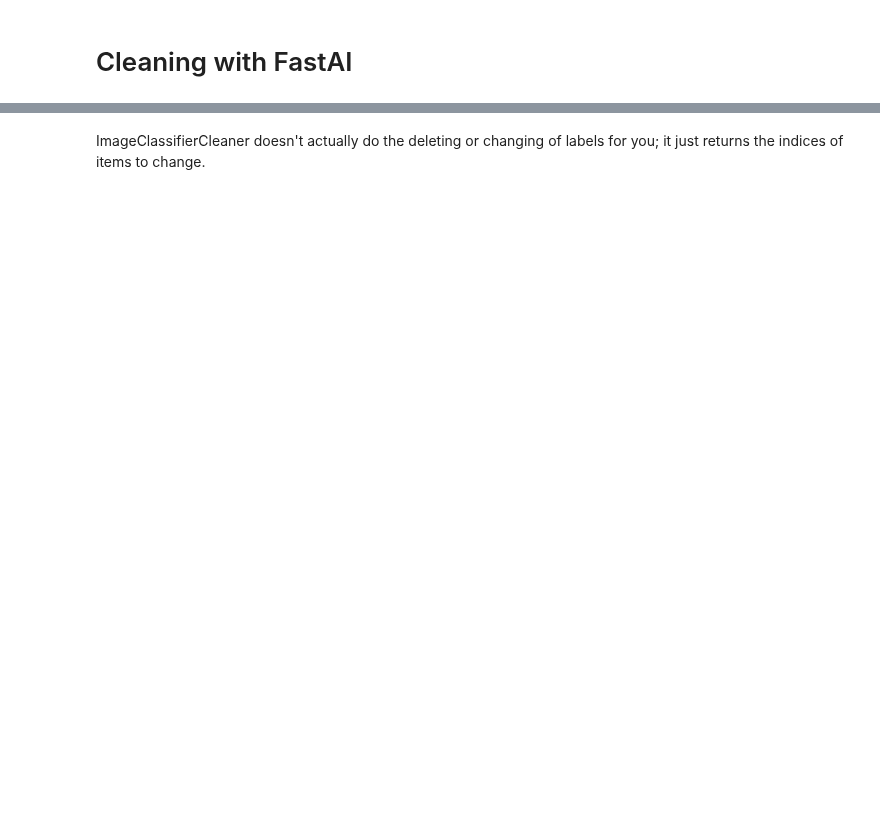
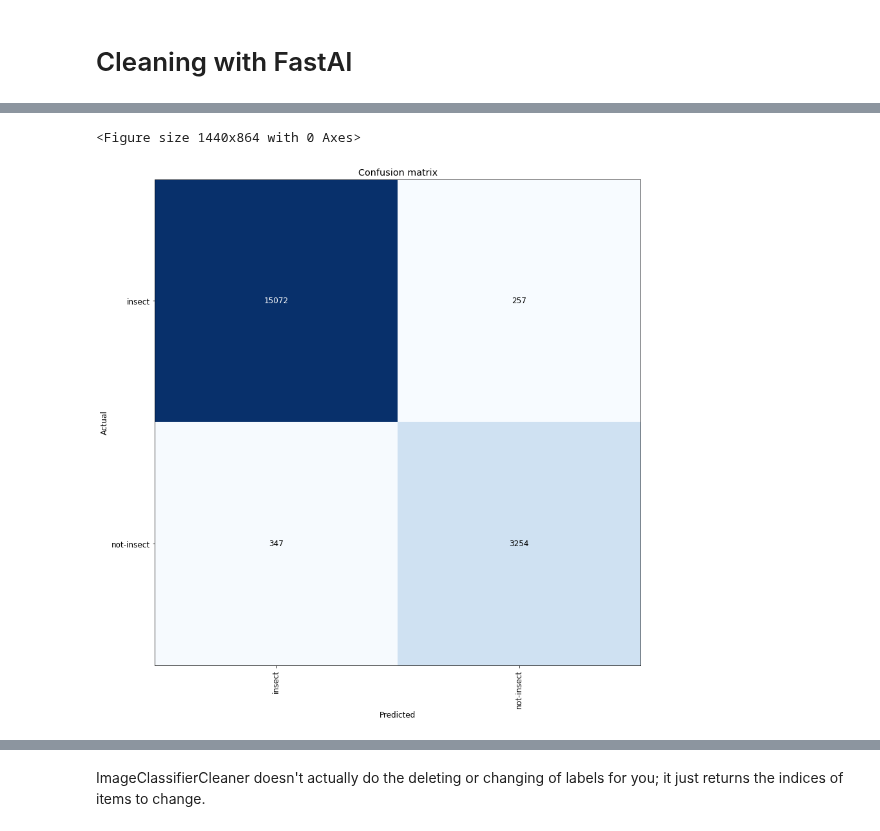
Before and after one commit to kalfasyan/stickybugs-ai, a Jupyter notebook: 010_CleanLab_data_cleaning.ipynb, the cells around one changed output, grey strips where cells are left out. Saved outputs shown, nothing was run; the diff lists cells and outputs as text; code cells hidden in the pictures; blank space fills up the shorter version.

```diff
--- a/010_CleanLab_data_cleaning.ipynb
+++ b/010_CleanLab_data_cleaning.ipynb
@@ -165,0 +90,4 @@ interp.plot_confusion_matrix()
+# %%
+plt.figure(figsize=(20,12))
+interp.plot_confusion_matrix(figsize=(20,12))
+# %% [output]
@@ -166 +95,3 @@ interp.plot_confusion_matrix()
+<Figure size 1440x864 with 0 Axes>
+[figure, added]
 # %%
```
Also changed, not shown: parts of 28 cells of this notebook, 3 other files.
